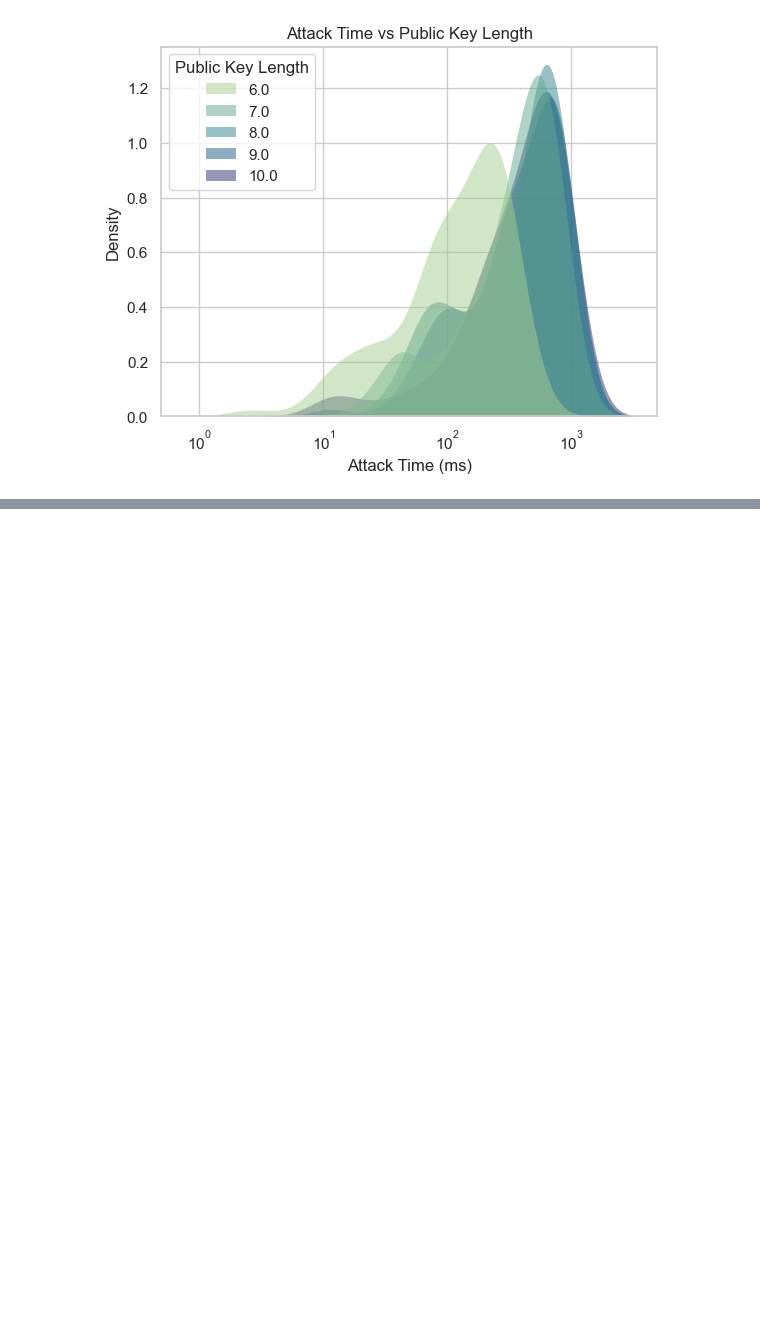
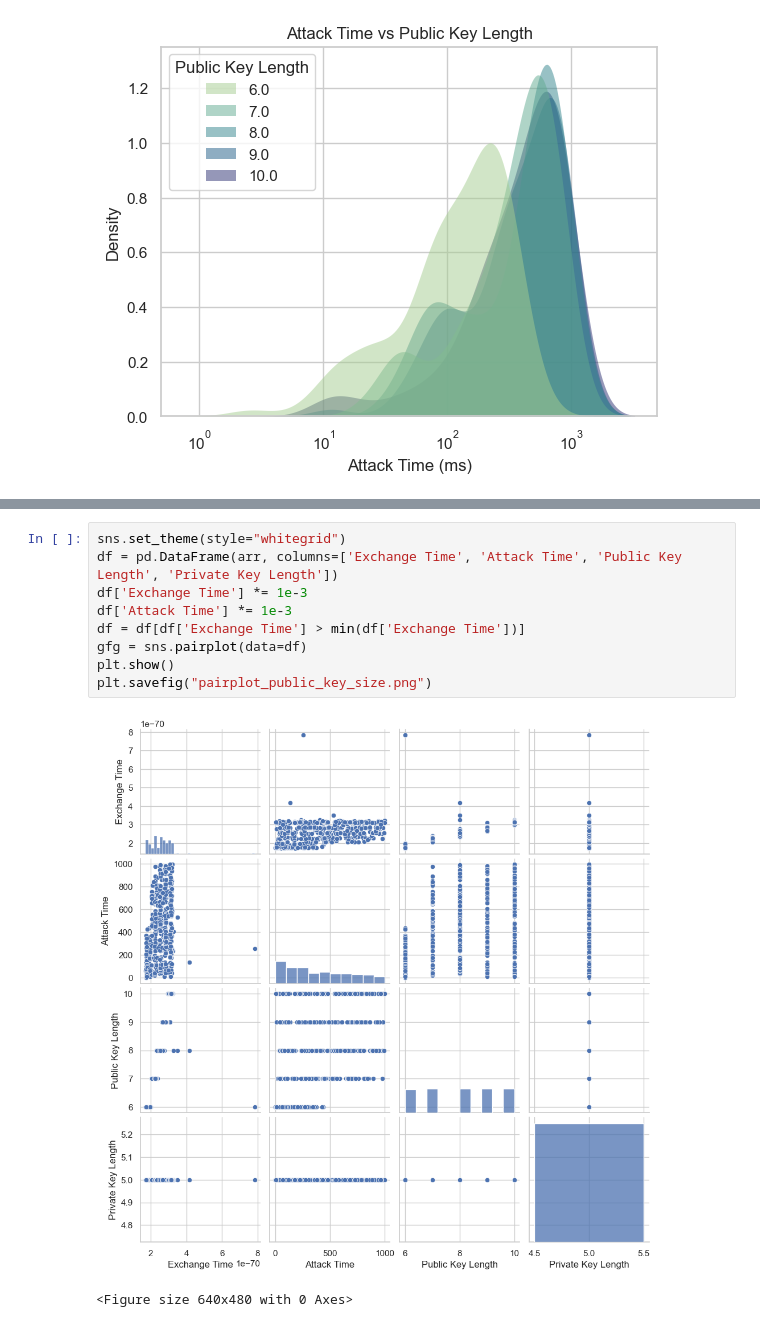
Before and after one commit to reednel/aag, a Jupyter notebook: PermutationGraphs.ipynb, the cells around one changed output, grey strips where cells are left out. Drawn from its saved outputs; the diff is of its cells as text; blank space fills up the shorter version.

```diff
--- a/PermutationGraphs.ipynb
+++ b/PermutationGraphs.ipynb
@@ -140,0 +142,12 @@ plt.show()
+# %%
+sns.set_theme(style="whitegrid")
+df = pd.DataFrame(arr, columns=['Exchange Time', 'Attack Time', 'Public Key Length', 'Private Key Length'])
+df['Exchange Time'] *= 1e-3
+df['Attack Time'] *= 1e-3
+df = df[df['Exchange Time'] > min(df['Exchange Time'])]
+gfg = sns.pairplot(data=df)
+plt.show()
+plt.savefig("pairplot_public_key_size.png")
+# %% [output]
+[figure, added]
+<Figure size 640x480 with 0 Axes>
```
Also changed, not shown: parts of 3 cells of this notebook, 1 other file.
